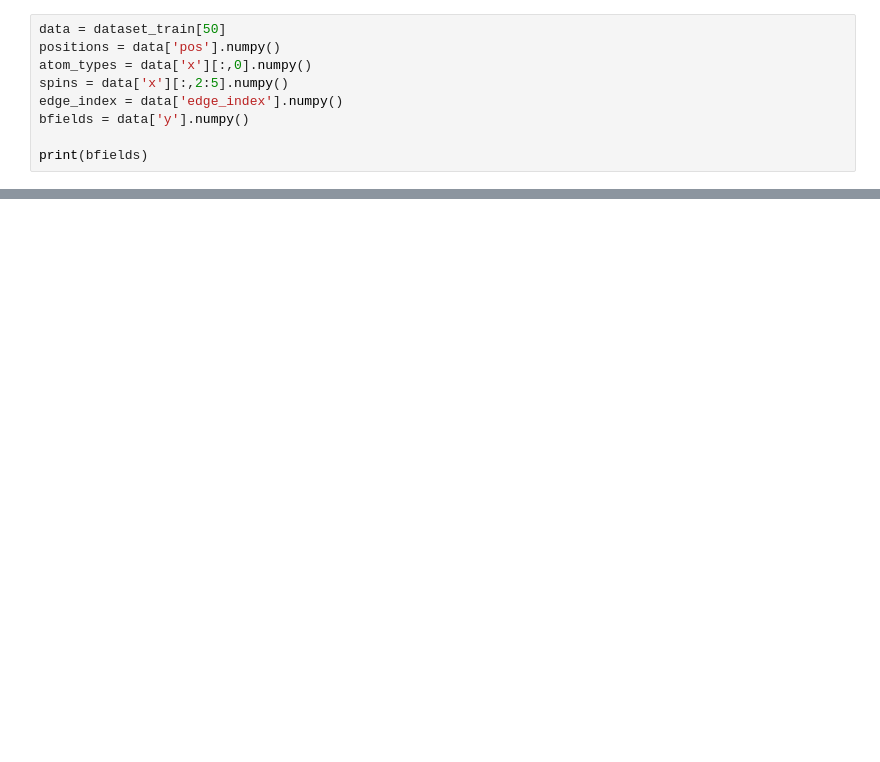
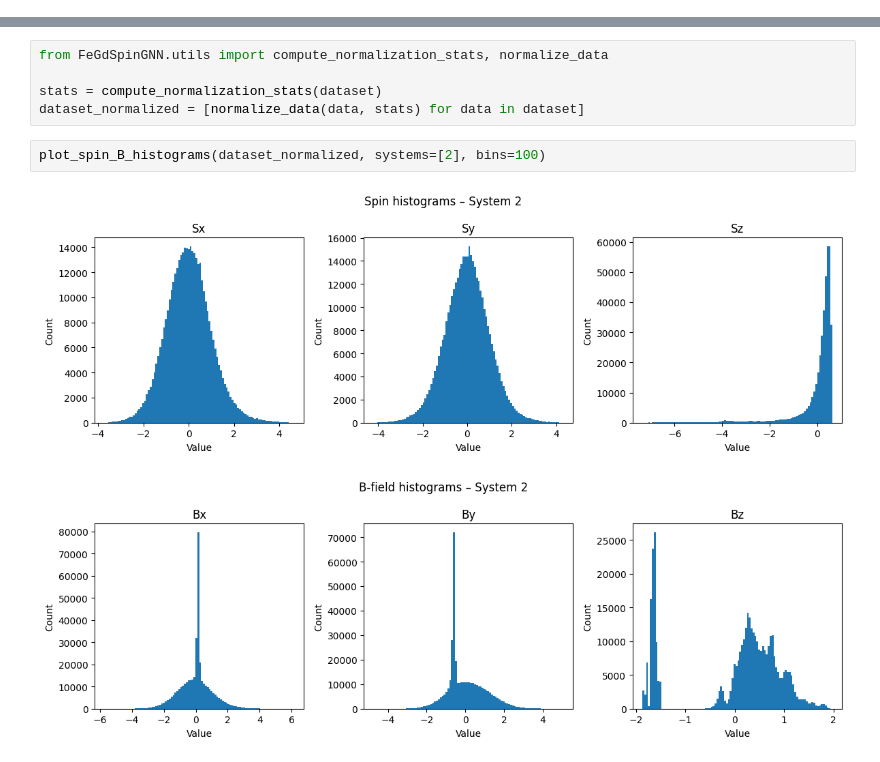
Before and after one commit to oskareriksandelin/p30gnn, a Jupyter notebook: FeGd_dataanalysis.ipynb, the cells around one changed output, grey strips where cells are left out. Saved outputs shown, nothing was run; the diff lists cells and outputs as text; blank space fills up the shorter version.

```diff
--- a/FeGd_dataanalysis.ipynb
+++ b/FeGd_dataanalysis.ipynb
@@ -39,9 +21,0 @@ Dropping graph 500 from dataset (missing or invalid energy)
-# %%
-data = dataset_train[50]
-positions = data['pos'].numpy()
-atom_types = data['x'][:,0].numpy()
-spins = data['x'][:,2:5].numpy()
-edge_index = data['edge_index'].numpy()
-bfields = data['y'].numpy()
-
-print(bfields)
@@ -169,0 +41,10 @@ Atom 100 has 18 connections
+# %%
+from FeGdSpinGNN.utils import compute_normalization_stats, normalize_data
+
+stats = compute_normalization_stats(dataset)
+dataset_normalized = [normalize_data(data, stats) for data in dataset]
+# %%
+plot_spin_B_histograms(dataset_normalized, systems=[2], bins=100)
+# %% [output]
+[figure, added]
+[figure, added]
```
Also changed, not shown: parts of 17 cells of this notebook, 5 other files.
